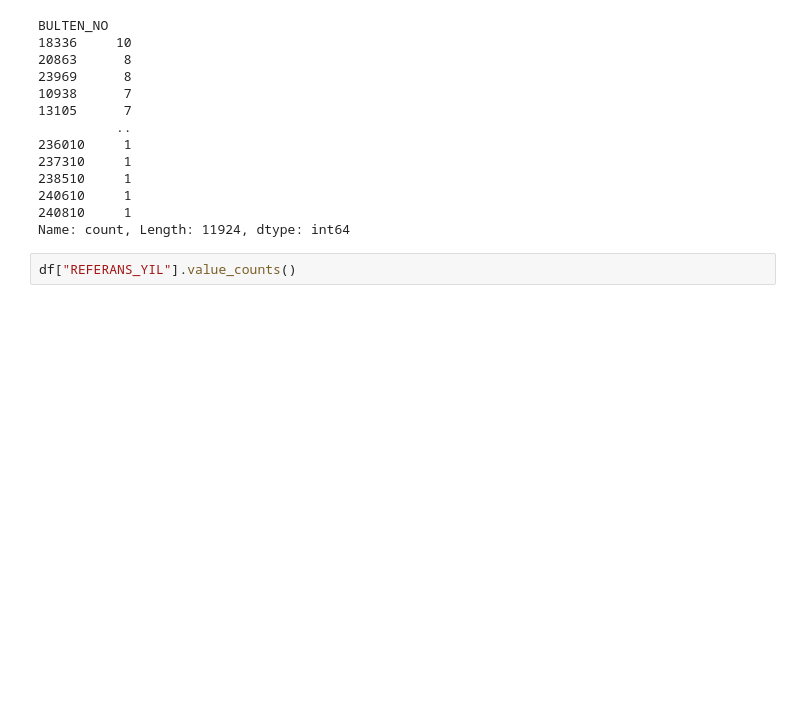
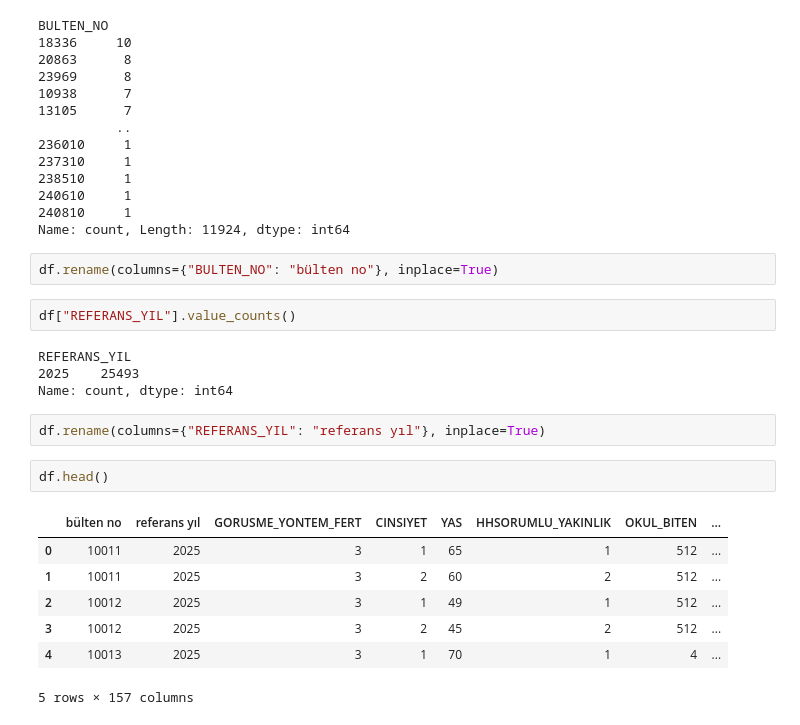
Before and after one commit to dilarasenay/hanehalki-bilisim-teknolojileri-tuik, a Jupyter notebook: 2025yili.ipynb, the cells around one changed output. Cells and saved outputs as stored; diff of their text form; blank space fills up the shorter version.

```diff
--- a/2025yili.ipynb
+++ b/2025yili.ipynb
@@ -38,5 +38,23 @@ BULTEN_NO
 240610     1
 240810     1
 Name: count, Length: 11924, dtype: int64
-# %%
-df["REFERANS_YIL"].value_counts()
+# %%
+df.rename(columns={"BULTEN_NO": "bülten no"}, inplace=True)
+# %%
+df["REFERANS_YIL"].value_counts()
+# %% [output]
+REFERANS_YIL
+2025    25493
+Name: count, dtype: int64
+# %%
+df.rename(columns={"REFERANS_YIL": "referans yıl"}, inplace=True)
+# %%
+df.head()
+# %% [output]
+|  | bülten no | referans yıl | GORUSME_YONTEM_FERT | CINSIYET | YAS | HHSORUMLU_YAKINLIK | OKUL_BITEN | ... |
+| 0 | 10011 | 2025 | 3 | 1 | 65 | 1 | 512 | ... |
+| 1 | 10011 | 2025 | 3 | 2 | 60 | 2 | 512 | ... |
+| 2 | 10012 | 2025 | 3 | 1 | 49 | 1 | 512 | ... |
+| 3 | 10012 | 2025 | 3 | 2 | 45 | 2 | 512 | ... |
+| 4 | 10013 | 2025 | 3 | 1 | 70 | 1 | 4 | ... |
+5 rows × 157 columns
```
Also changed, not shown: parts of 80 cells of this notebook, 10 other files.
